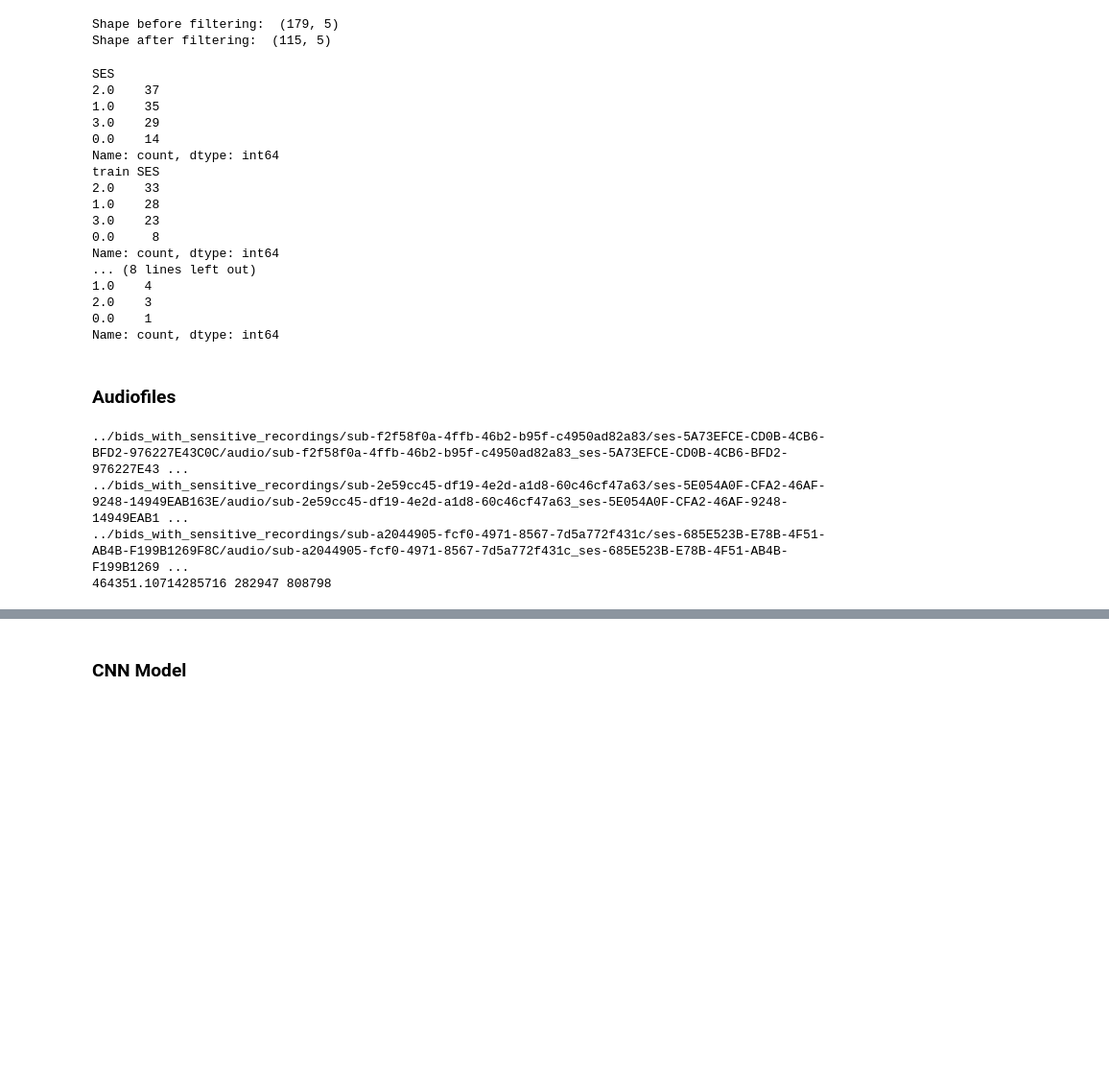
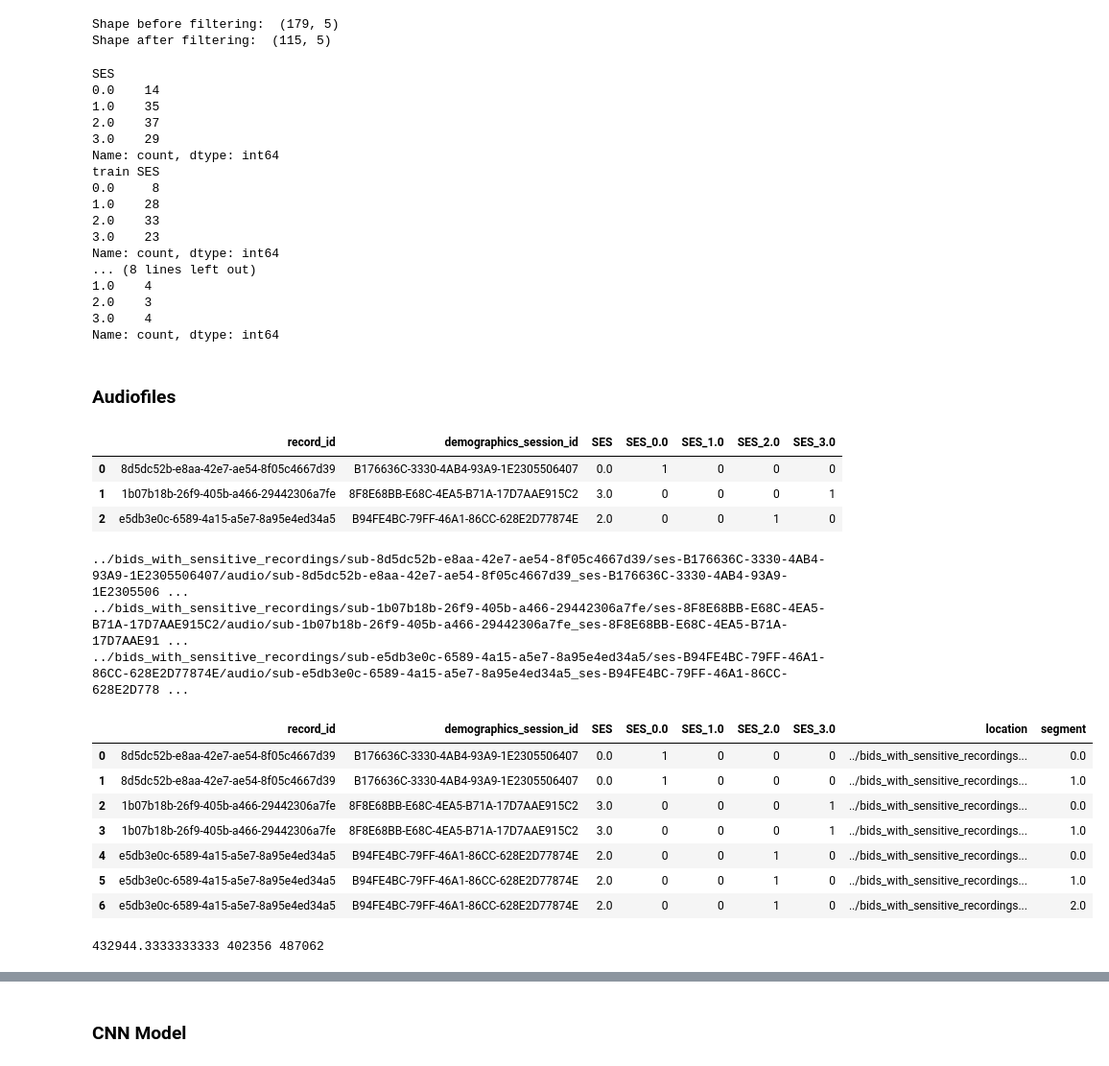
Before and after one commit to ArtKrutsko/B2AI-Project3, a Jupyter notebook: SES_spectro.ipynb, the cells around one changed output, grey strips where cells are left out. Shown at 96% size. Drawn from its saved outputs; the diff is of its cells as text; code cells hidden in the pictures; blank space fills up the shorter version.

```diff
--- a/SES_spectro.ipynb
+++ b/SES_spectro.ipynb
@@ -133,7 +133,7 @@ pre_train_labeled = pd.concat([pre_train_labeled, one_hot], axis=1)
 # print("Shape: ", pre_train_labeled.shape)
 
 Y_label = pre_train_labeled.loc[:, "SES"]
-print(Y_label.value_counts())
+print(Y_label.value_counts().sort_index())
 
 # Calculate the number of rows that correspond to the first 80%
 num_rows = int(len(pre_train_labeled) * 0.8)
@@ -145,7 +145,7 @@ Y_label_first_80 = pre_train_labeled_first_80.loc[:, "SES"]
 # Get the value counts for the "SES" column
 value_counts_first_80 = Y_label_first_80.value_counts()
 
-print("train", value_counts_first_80)
+print("train", value_counts_first_80.sort_index())
 
 # Calculate the number of rows that correspond to the first 80%
 num_rows_2 = int(len(pre_train_labeled) * 0.1)
@@ -157,7 +157,7 @@ Y_label_first_80 = pre_train_labeled_first_80.loc[:, "SES"]
 # Get the value counts for the "SES" column
 value_counts_first_80 = Y_label_first_80.value_counts()
 
-print("val ", value_counts_first_80)
+print("val ", value_counts_first_80.sort_index())
 
 # Calculate the number of rows that correspond to the first 80%
 pre_train_labeled_first_80 = pre_train_labeled.iloc[(num_rows+num_rows_2):]
@@ -168,24 +168,24 @@ Y_label_first_80 = pre_train_labeled_first_80.loc[:, "SES"]
 # Get the value counts for the "SES" column
 value_counts_first_80 = Y_label_first_80.value_counts()
 
-print("test", value_counts_first_80)
+print("test", value_counts_first_80.sort_index())
 # %% [output]
 SES
+0.0    14
+1.0    35
 2.0    37
-1.0    35
 3.0    29
-0.0    14
 Name: count, dtype: int64
 train SES
+0.0     8
+1.0    28
 2.0    33
-1.0    28
 3.0    23
-0.0     8
 Name: count, dtype: int64
 ... (8 lines left out)
 1.0    4
 2.0    3
-0.0    1
+3.0    4
 Name: count, dtype: int64
 # %% [markdown]
 ### Audiofiles
@@ -252,13 +329,31 @@ class RainbowMelfilterBankDataset(torch.utils.data.Dataset):
+# %%
+test = pre_train_labeled.loc[0:2, ['record_id', 'demographics_session_id', 'SES', 'SES_0.0', 'SES_1.0', 'SES_2.0', 'SES_3.0']]
+display(test)
+dataset = RainbowMelfilterBankDatasetWithMultisampling(test, 1000)
+display(dataset.data)
+# %% [output]
+|  | record_id | demographics_session_id | SES | SES_0.0 | SES_1.0 | SES_2.0 | SES_3.0 |
+| 0 | 8d5dc52b-e8aa-42e7-ae54-8f05c4667d39 | B176636C-3330-4AB4-93A9-1E2305506407 | 0.0 | 1 | 0 | 0 | 0 |
+| 1 | 1b07b18b-26f9-405b-a466-29442306a7fe | 8F8E68BB-E68C-4EA5-B71A-17D7AAE915C2 | 3.0 | 0 | 0 | 0 | 1 |
+| 2 | e5db3e0c-6589-4a15-a5e7-8a95e4ed34a5 | B94FE4BC-79FF-46A1-86CC-628E2D77874E | 2.0 | 0 | 0 | 1 | 0 |
+../bids_with_sensitive_recordings/sub-8d5dc52b-e8aa-42e7-ae54-8f05c4667d39/ses-B176636C-3330-4AB4-93A9-1E2305506407/audio/sub-8d5dc52b-e8aa-42e7-ae54-8f05c4667d39_ses-B176636C-3330-4AB4-93A9-1E2305506 ...
+../bids_with_sensitive_recordings/sub-1b07b18b-26f9-405b-a466-29442306a7fe/ses-8F8E68BB-E68C-4EA5-B71A-17D7AAE915C2/audio/sub-1b07b18b-26f9-405b-a466-29442306a7fe_ses-8F8E68BB-E68C-4EA5-B71A-17D7AAE91 ...
+../bids_with_sensitive_recordings/sub-e5db3e0c-6589-4a15-a5e7-8a95e4ed34a5/ses-B94FE4BC-79FF-46A1-86CC-628E2D77874E/audio/sub-e5db3e0c-6589-4a15-a5e7-8a95e4ed34a5_ses-B94FE4BC-79FF-46A1-86CC-628E2D778 ...
+|  | record_id | demographics_session_id | SES | SES_0.0 | SES_1.0 | SES_2.0 | SES_3.0 | location | segment |
+| 0 | 8d5dc52b-e8aa-42e7-ae54-8f05c4667d39 | B176636C-3330-4AB4-93A9-1E2305506407 | 0.0 | 1 | 0 | 0 | 0 | ../bids_with_sensitive_recordings... | 0.0 |
+| 1 | 8d5dc52b-e8aa-42e7-ae54-8f05c4667d39 | B176636C-3330-4AB4-93A9-1E2305506407 | 0.0 | 1 | 0 | 0 | 0 | ../bids_with_sensitive_recordings... | 1.0 |
+| 2 | 1b07b18b-26f9-405b-a466-29442306a7fe | 8F8E68BB-E68C-4EA5-B71A-17D7AAE915C2 | 3.0 | 0 | 0 | 0 | 1 | ../bids_with_sensitive_recordings... | 0.0 |
+| 3 | 1b07b18b-26f9-405b-a466-29442306a7fe | 8F8E68BB-E68C-4EA5-B71A-17D7AAE915C2 | 3.0 | 0 | 0 | 0 | 1 | ../bids_with_sensitive_recordings... | 1.0 |
+| 4 | e5db3e0c-6589-4a15-a5e7-8a95e4ed34a5 | B94FE4BC-79FF-46A1-86CC-628E2D77874E | 2.0 | 0 | 0 | 1 | 0 | ../bids_with_sensitive_recordings... | 0.0 |
+| 5 | e5db3e0c-6589-4a15-a5e7-8a95e4ed34a5 | B94FE4BC-79FF-46A1-86CC-628E2D77874E | 2.0 | 0 | 0 | 1 | 0 | ../bids_with_sensitive_recordings... | 1.0 |
+| 6 | e5db3e0c-6589-4a15-a5e7-8a95e4ed34a5 | B94FE4BC-79FF-46A1-86CC-628E2D77874E | 2.0 | 0 | 0 | 1 | 0 | ../bids_with_sensitive_recordings... | 2.0 |
 # %%
 # display(pre_train_labeled)
-dataset = RainbowMelfilterBankDataset(pre_train_labeled)
+dataset = RainbowMelfilterBankDataset(test)
 avg, min_val, max_val = dataset.analyze_length()
 print(avg, min_val, max_val)
 # %% [output]
-../bids_with_sensitive_recordings/sub-f2f58f0a-4ffb-46b2-b95f-c4950ad82a83/ses-5A73EFCE-CD0B-4CB6-BFD2-976227E43C0C/audio/sub-f2f58f0a-4ffb-46b2-b95f-c4950ad82a83_ses-5A73EFCE-CD0B-4CB6-BFD2-976227E43 ...
-../bids_with_sensitive_recordings/sub-2e59cc45-df19-4e2d-a1d8-60c46cf47a63/ses-5E054A0F-CFA2-46AF-9248-14949EAB163E/audio/sub-2e59cc45-df19-4e2d-a1d8-60c46cf47a63_ses-5E054A0F-CFA2-46AF-9248-14949EAB1 ...
-../bids_with_sensitive_recordings/sub-a2044905-fcf0-4971-8567-7d5a772f431c/ses-685E523B-E78B-4F51-AB4B-F199B1269F8C/audio/sub-a2044905-fcf0-4971-8567-7d5a772f431c_ses-685E523B-E78B-4F51-AB4B-F199B1269 ...
-464351.10714285716 282947 808798
+432944.3333333333 402356 487062
 # %%
 X = pre_train_labeled[['record_id', 'demographics_session_id']]
 y = pre_train_labeled[['SES', 'SES_0.0', 'SES_1.0', 'SES_2.0', 'SES_3.0']]
```
Also changed, not shown: parts of 6 cells of this notebook.
